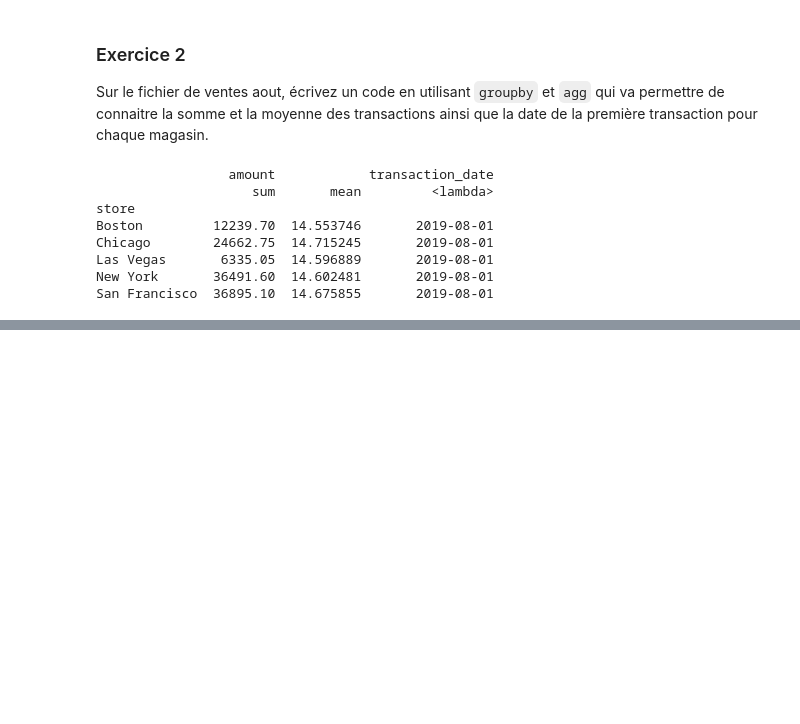
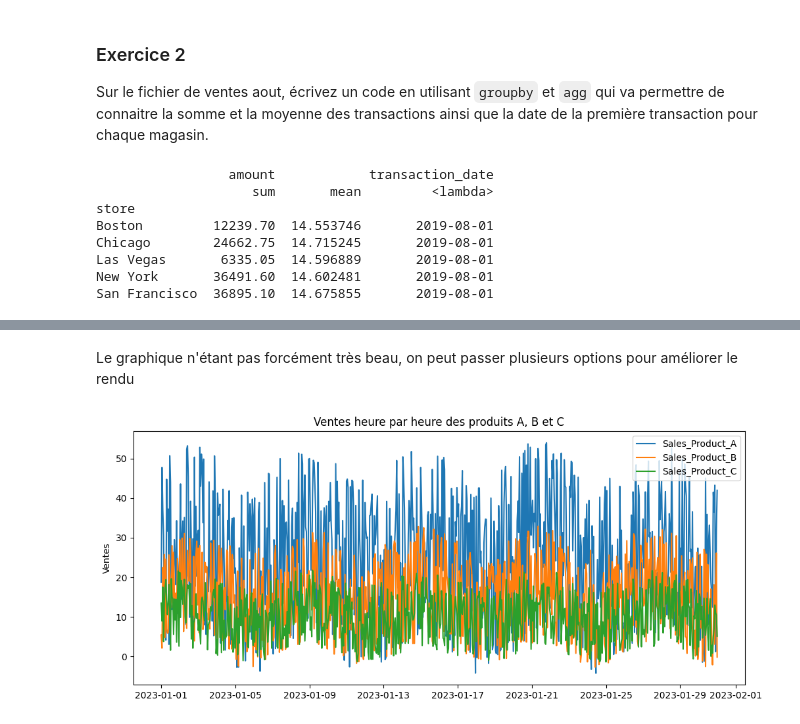
Before and after one commit to heretica/python_for_excel, a Jupyter notebook: s3_pandas_avance.ipynb, the cells around one changed output, grey strips where cells are left out. Saved outputs shown, nothing was run; the diff lists cells and outputs as text; code cells hidden in the pictures; blank space fills up the shorter version.

```diff
--- a/s3_pandas_avance.ipynb
+++ b/s3_pandas_avance.ipynb
@@ -204,0 +431,11 @@ San Francisco  36895.10  14.675855       2019-08-01
+# %% [markdown]
+Le graphique n'étant pas forcément très beau, on peut passer plusieurs options pour améliorer le rendu
+# %%
+plt.figure(figsize=(12,5))
+plt.title('Ventes heure par heure des produits A, B et C')
+plt.plot(sales)
+plt.legend(sales.columns, loc='best')
+plt.ylabel('Ventes')
+plt.show()
+# %% [output]
+[figure, added]
```
Also changed, not shown: parts of 31 cells of this notebook.
